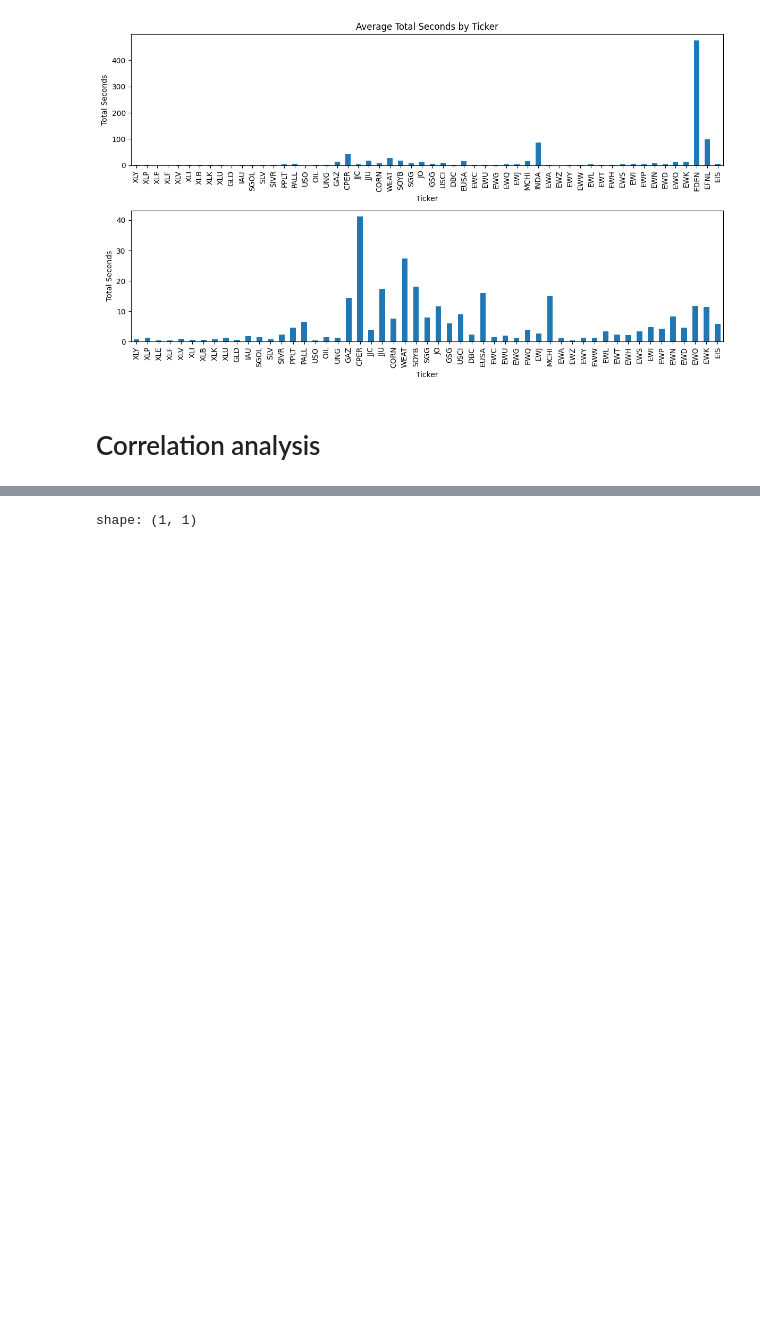
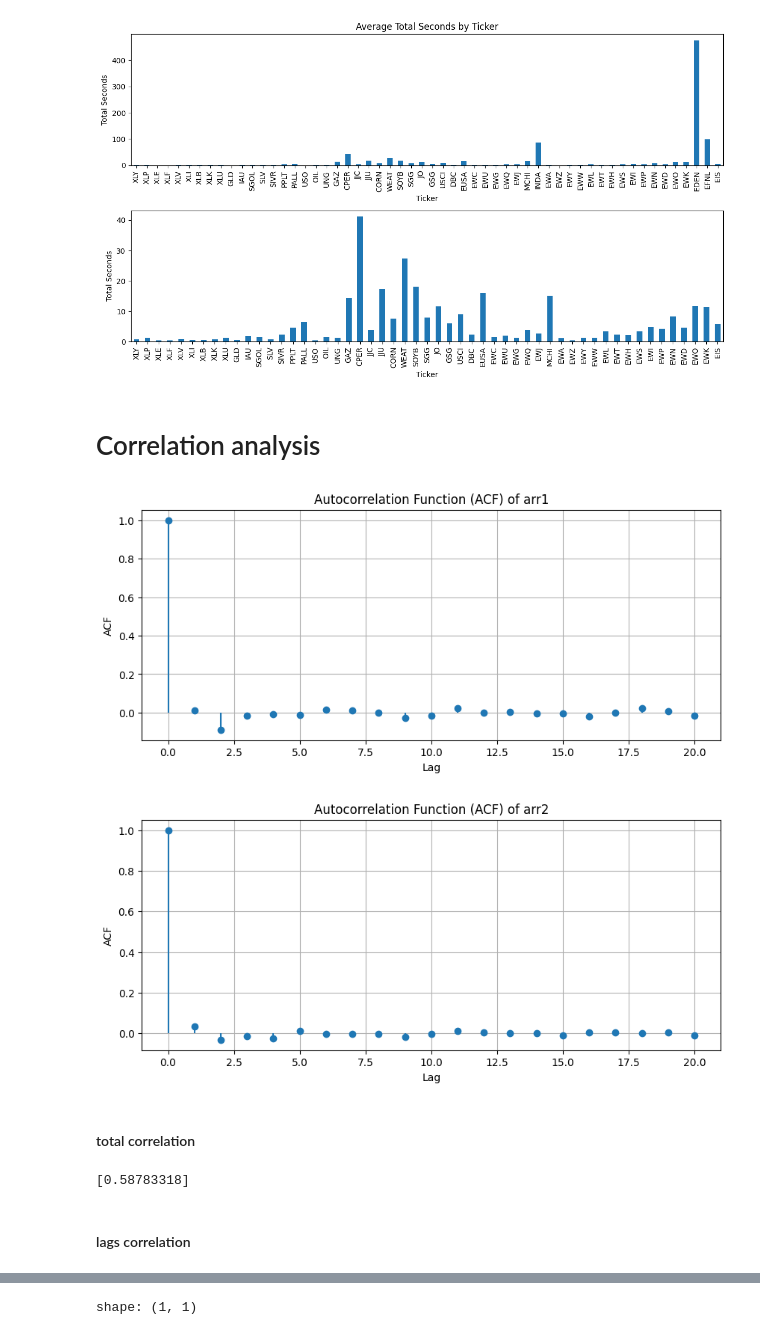
Before and after one commit to hosseinabadi/Big-Data-Correlation-Estimation, a Jupyter notebook: main.ipynb, the cells around one changed output, grey strips where cells are left out. Drawn from its saved outputs; the diff is of its cells as text; code cells hidden in the pictures; blank space fills up the shorter version.

```diff
--- a/main.ipynb
+++ b/main.ipynb
@@ -118,0 +129,49 @@ plt.show()
+# %%
+# Compute returns function in Polars
+def compute_returns(df, price_col="weighted-avg-price", lag=1):
+    return df.with_columns(
+        (pl.col(price_col).diff(lag) / pl.col(price_col).shift(lag)).alias("return")
+    ).drop_nulls(subset=["return"])
+
+# Compute returns
+df_ewu_ret = compute_returns(df_ewu)
+df_ewg_ret = compute_returns(df_ewg)
+
+# Extract return arrays
+arr1 = df_ewu_ret["return"].to_numpy()
+arr2 = df_ewg_ret["return"].to_numpy()
+
+# Filter non-zero values
+if filter_non_zero:
+    non_zero_mask = ~((arr1 == 0) & (arr2 == 0))
+    arr1 = arr1[non_zero_mask]
+    arr2 = arr2[non_zero_mask]
+# %%
+
+num_lags = 20
+# Compute the ACF for arr1
+acf_arr1 = acf(arr1, nlags=num_lags, fft=True)
+
+# Compute the ACF for arr2
+acf_arr2 = acf(arr2, nlags=num_lags, fft=True)
+
+# Plot the ACF for arr1
+plt.figure(figsize=(10, 4))
+plt.stem(range(len(acf_arr1)), acf_arr1, basefmt=" ")
+plt.title("Autocorrelation Function (ACF) of arr1")
+plt.xlabel("Lag")
+plt.ylabel("ACF")
+plt.grid(True)
+plt.show()
+
+# Plot the ACF for arr2
+plt.figure(figsize=(10, 4))
+plt.stem(range(len(acf_arr2)), acf_arr2, basefmt=" ")
+plt.title("Autocorrelation Function (ACF) of arr2")
+plt.xlabel("Lag")
+plt.ylabel("ACF")
+plt.grid(True)
+plt.show()
+# %% [output]
+[figure, added]
+[figure, added]
@@ -118,0 +216,9 @@ plt.show()
+# %% [markdown]
+#### total correlation
+# %%
+lags, correlations = cross_correlation_lags(arr1, arr2, max_lag=0)
+print(correlations)
+# %% [output]
+[0.58783318]
+# %% [markdown]
+#### lags correlation
```
Also changed, not shown: parts of 12 cells of this notebook.
